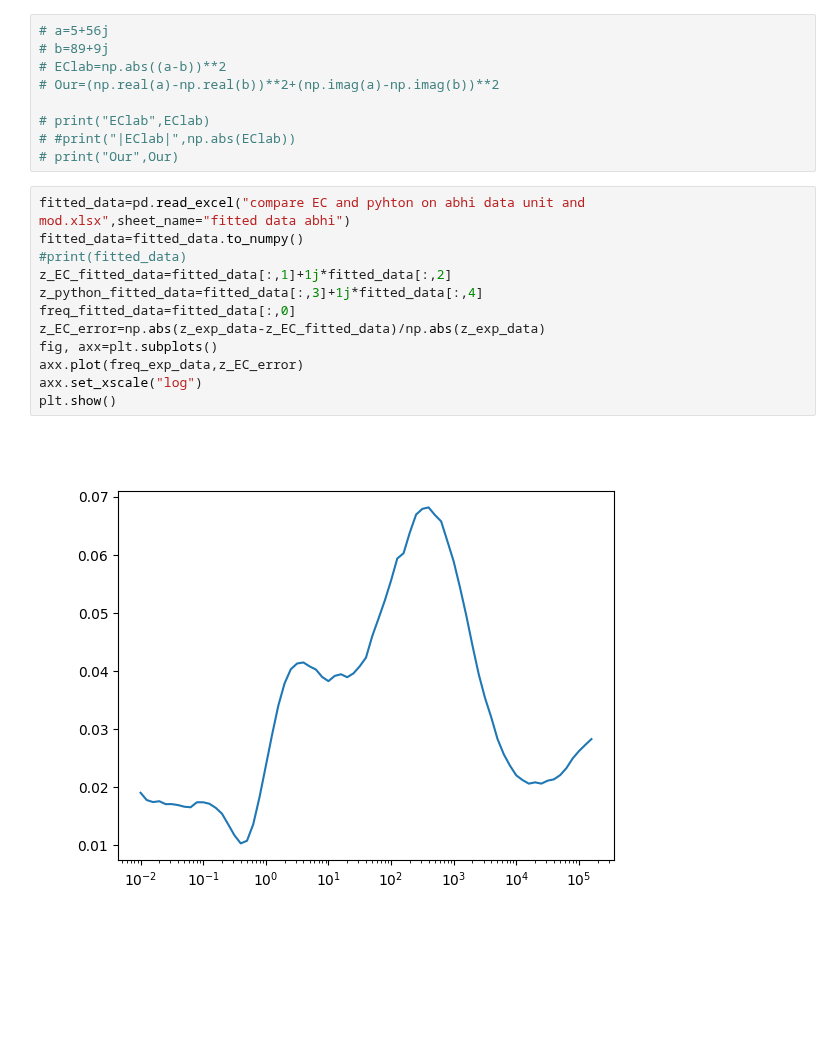
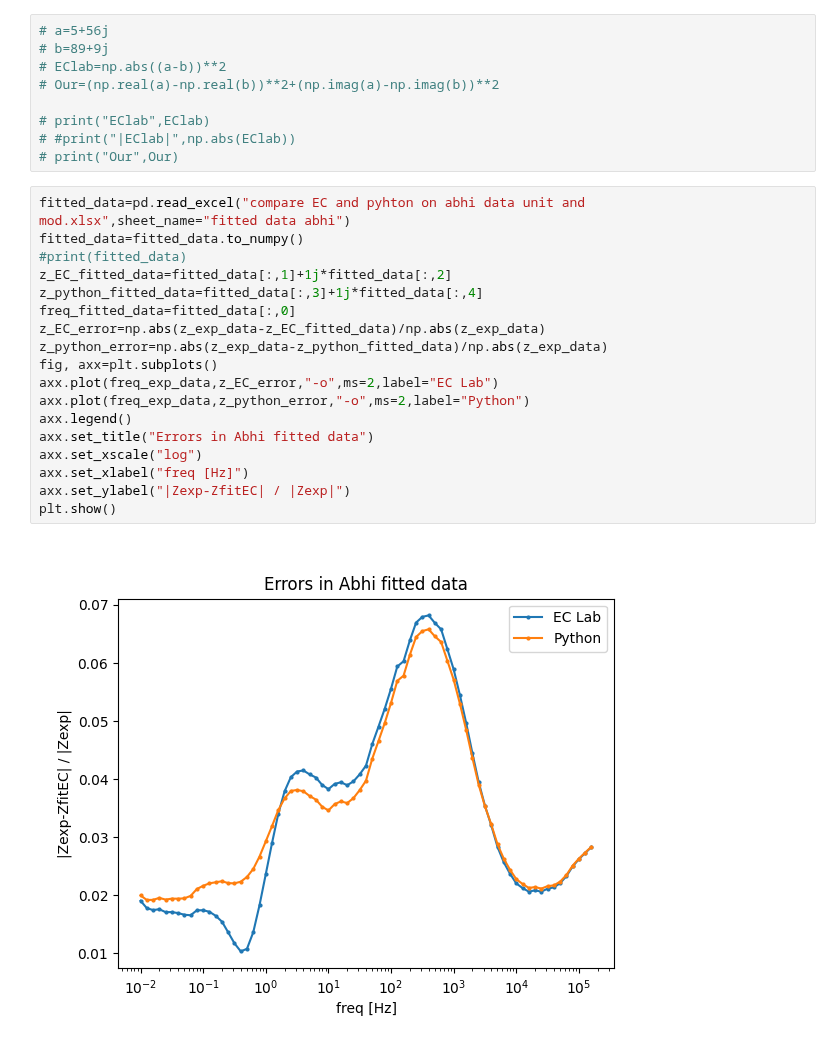
Before and after one commit to Yugal0/fitting-eis-inhomo-electrode, a Jupyter notebook: python/experimental/fit_abhi_Cal_data.ipynb, the cells around one changed output. Drawn from its saved outputs; the diff is of its cells as text; blank space fills up the shorter version.

```diff
--- a/python/experimental/fit_abhi_Cal_data.ipynb
+++ b/python/experimental/fit_abhi_Cal_data.ipynb
@@ -94,14 +94,20 @@ Chi by sqrt(N) 23.523406387558374
 # %%
 fitted_data=pd.read_excel("compare EC and pyhton on abhi data unit and mod.xlsx",sheet_name="fitted data abhi")
 fitted_data=fitted_data.to_numpy()
 #print(fitted_data)
 z_EC_fitted_data=fitted_data[:,1]+1j*fitted_data[:,2]
 z_python_fitted_data=fitted_data[:,3]+1j*fitted_data[:,4]
 freq_fitted_data=fitted_data[:,0]
 z_EC_error=np.abs(z_exp_data-z_EC_fitted_data)/np.abs(z_exp_data)
+z_python_error=np.abs(z_exp_data-z_python_fitted_data)/np.abs(z_exp_data)
 fig, axx=plt.subplots()
-axx.plot(freq_exp_data,z_EC_error)
+axx.plot(freq_exp_data,z_EC_error,"-o",ms=2,label="EC Lab")
+axx.plot(freq_exp_data,z_python_error,"-o",ms=2,label="Python")
+axx.legend()
+axx.set_title("Errors in Abhi fitted data")
 axx.set_xscale("log")
+axx.set_xlabel("freq [Hz]")
+axx.set_ylabel("|Zexp-ZfitEC| / |Zexp|")
 plt.show()
 # %% [output]
-[figure, old version]
+[figure, new version]
```
